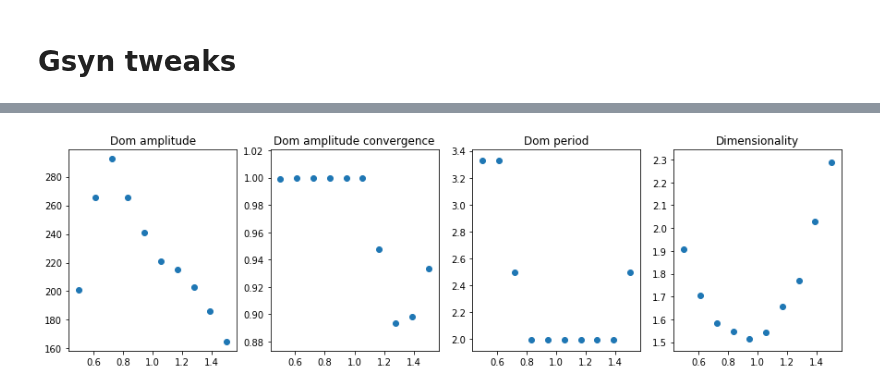
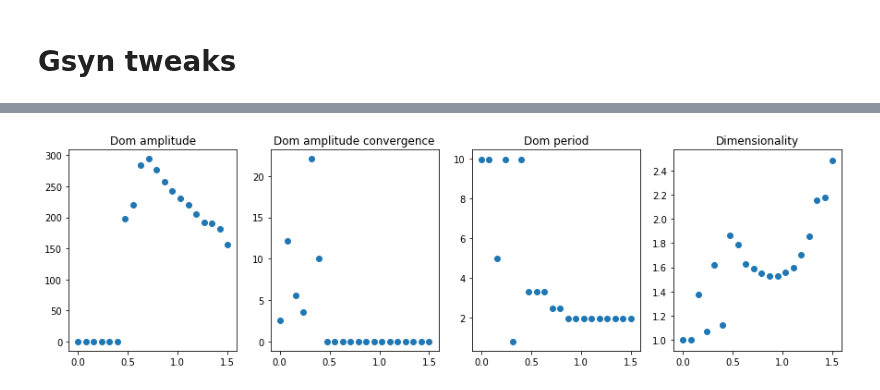
Before and after one commit to sjonany/c-elegans-interactome-analysis, a Jupyter notebook: one_at_a_time.ipynb, the cells around one changed output, grey strips where cells are left out. Saved outputs shown, nothing was run; the diff lists cells and outputs as text; code cells hidden in the pictures.

Commit message:
Completed all notebook run with higher number of points. Implemented caching for all_at_a_time by dumping results to pickle file so we don't have to rerun everything.

```diff
--- a/one_at_a_time.ipynb
+++ b/one_at_a_time.ipynb
@@ -137,5 +152,5 @@ def gsyn_to_full_param(gsyn):
     'gsyn': gsyn
   }
 
-fig = plot_simulation_results(*gen_simulation_data(gsyn_lo, gsyn_hi, gsyn_to_full_param, 10))
+fig = plot_simulation_results(*gen_simulation_data(gsyn_lo, gsyn_hi, gsyn_to_full_param, num_points))
 # %% [output]
@@ -152 +174 @@ Iteration 10/10 took 1.53s
-[figure, old version]
+[figure, new version]
```
Also changed, not shown: parts of 4 cells of this notebook, 3 other files.
